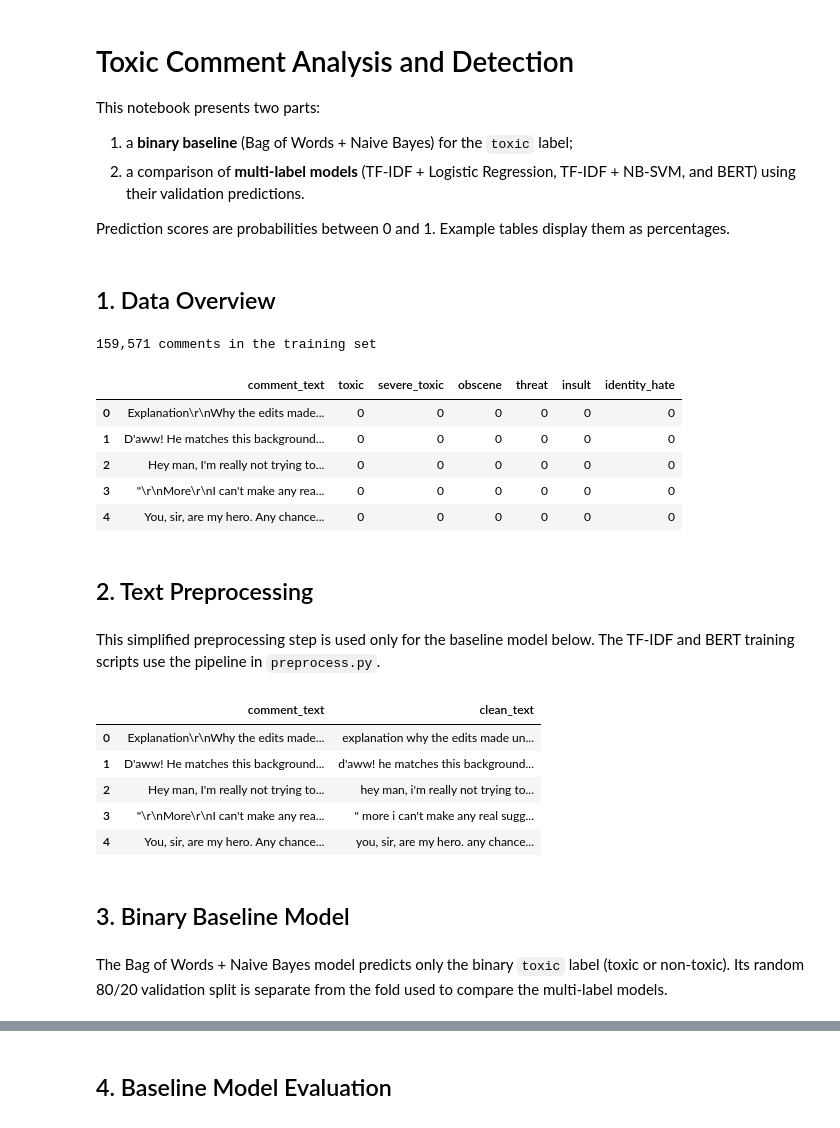
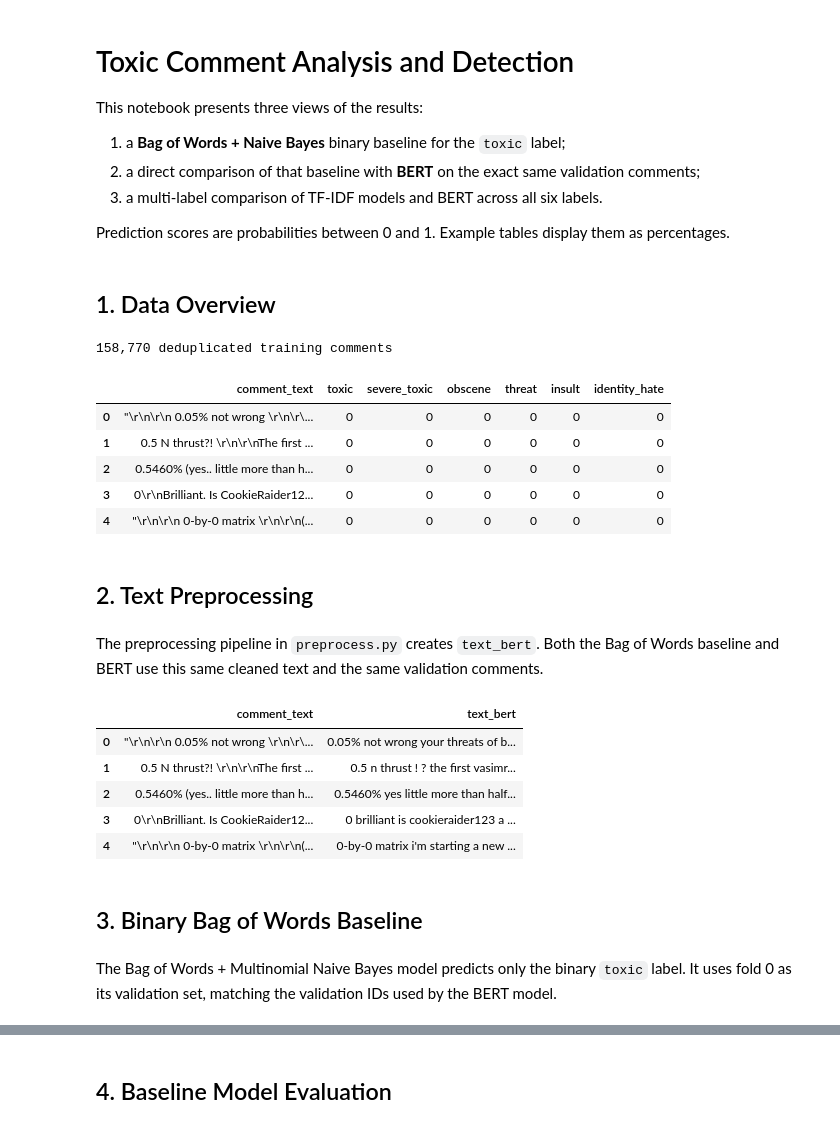
Before and after one commit to Zachr321/Data-Analysis-Project, a Jupyter notebook: Notebook.ipynb, the cells around one changed output, grey strips where cells are left out. Saved outputs shown, nothing was run; the diff lists cells and outputs as text; code cells hidden in the pictures.

```diff
--- a/Notebook.ipynb
+++ b/Notebook.ipynb
@@ -1,9 +1,10 @@
 # %% [markdown]
 # Toxic Comment Analysis and Detection
 
-This notebook presents two parts:
-1. a **binary baseline** (Bag of Words + Naive Bayes) for the `toxic` label;
-2. a comparison of **multi-label models** (TF-IDF + Logistic Regression, TF-IDF + NB-SVM, and BERT) using their validation predictions.
+This notebook presents three views of the results:
+1. a **Bag of Words + Naive Bayes** binary baseline for the `toxic` label;
+2. a direct comparison of that baseline with **BERT** on the exact same validation comments;
+3. a multi-label comparison of TF-IDF models and BERT across all six labels.
 
 Prediction scores are probabilities between 0 and 1. Example tables display them as percentages.
 # %% [markdown]
@@ -15,50 +16,35 @@ import pandas as pd
 LABELS = ["toxic", "severe_toxic", "obscene", "threat", "insult", "identity_hate"]
 pd.set_option("display.max_colwidth", 180)
 
-df_train = pd.read_csv(Path("train.csv") / "train.csv")
-print(f"{len(df_train):,} comments in the training set")
+df_train = pd.read_csv(Path("out") / "train_clean.csv")
+df_folds = pd.read_csv(Path("out") / "folds.csv")
+df_train = df_train.merge(df_folds, on="id", validate="one_to_one")
+print(f"{len(df_train):,} deduplicated training comments")
 display(df_train[["comment_text", *LABELS]].head())
 # %% [output]
-159,571 comments in the training set
+158,770 deduplicated training comments
 |  | comment_text | toxic | severe_toxic | obscene | threat | insult | identity_hate |
-| 0 | Explanation\r\nWhy the edits made... | 0 | 0 | 0 | 0 | 0 | 0 |
-| 1 | D'aww! He matches this background... | 0 | 0 | 0 | 0 | 0 | 0 |
-| 2 | Hey man, I'm really not trying to... | 0 | 0 | 0 | 0 | 0 | 0 |
-| 3 | "\r\nMore\r\nI can't make any rea... | 0 | 0 | 0 | 0 | 0 | 0 |
-| 4 | You, sir, are my hero. Any chance... | 0 | 0 | 0 | 0 | 0 | 0 |
+| 0 | "\r\n\r\n 0.05% not wrong \r\n\r\... | 0 | 0 | 0 | 0 | 0 | 0 |
+| 1 | 0.5 N thrust?! \r\n\r\nThe first ... | 0 | 0 | 0 | 0 | 0 | 0 |
+| 2 | 0.5460% (yes.. little more than h... | 0 | 0 | 0 | 0 | 0 | 0 |
+| 3 | 0\r\nBrilliant. Is CookieRaider12... | 0 | 0 | 0 | 0 | 0 | 0 |
+| 4 | "\r\n\r\n 0-by-0 matrix \r\n\r\n(... | 0 | 0 | 0 | 0 | 0 | 0 |
 # %% [markdown]
 ## 2. Text Preprocessing
 # %% [markdown]
-This simplified preprocessing step is used only for the baseline model below. The TF-IDF and BERT training scripts use the pipeline in `preprocess.py`.
+The preprocessing pipeline in `preprocess.py` creates `text_bert`. Both the Bag of Words baseline and BERT use this same cleaned text and the same validation comments.
 # %%
-import html
-import re
-
-
-def preprocess_text(text):
-    """Clean a comment while preserving words, negation, and punctuation."""
-    if pd.isna(text):
-        return ""
-
-    text = html.unescape(str(text))
-    text = re.sub(r"https?://\S+|www\.\S+", " URL ", text)
-    text = re.sub(r"\b[\w.+-]+@[\w.-]+\.[A-Za-z]{2,}\b", " EMAIL ", text)
-    text = re.sub(r"\b(?:\d{1,3}\.){3}\d{1,3}\b", " IPADDRESS ", text)
-    return re.sub(r"\s+", " ", text).strip().lower()
-
-
-# Simplified preprocessing for the notebook baseline model.
-df_train["clean_text"] = df_train["comment_text"].apply(preprocess_text)
-display(df_train[["comment_text", "clean_text"]].head())
+df_train["text_bert"] = df_train["text_bert"].fillna("")
+display(df_train[["comment_text", "text_bert"]].head())
 # %% [output]
-|  | comment_text | clean_text |
-| 0 | Explanation\r\nWhy the edits made... | explanation why the edits made un... |
-| 1 | D'aww! He matches this background... | d'aww! he matches this background... |
-| 2 | Hey man, I'm really not trying to... | hey man, i'm really not trying to... |
-| 3 | "\r\nMore\r\nI can't make any rea... | " more i can't make any real sugg... |
-| 4 | You, sir, are my hero. Any chance... | you, sir, are my hero. any chance... |
+|  | comment_text | text_bert |
+| 0 | "\r\n\r\n 0.05% not wrong \r\n\r\... | 0.05% not wrong your threats of b... |
+| 1 | 0.5 N thrust?! \r\n\r\nThe first ... | 0.5 n thrust ! ? the first vasimr... |
+| 2 | 0.5460% (yes.. little more than h... | 0.5460% yes little more than half... |
+| 3 | 0\r\nBrilliant. Is CookieRaider12... | 0 brilliant is cookieraider123 a ... |
+| 4 | "\r\n\r\n 0-by-0 matrix \r\n\r\n(... | 0-by-0 matrix i'm starting a new ... |
 # %% [markdown]
-## 3. Binary Baseline Model
+## 3. Binary Bag of Words Baseline
 # %% [markdown]
-The Bag of Words + Naive Bayes model predicts only the binary `toxic` label (toxic or non-toxic). Its random 80/20 validation split is separate from the fold used to compare the multi-label models.
+The Bag of Words + Multinomial Naive Bayes model predicts only the binary `toxic` label. It uses fold 0 as its validation set, matching the validation IDs used by the BERT model.
 # %%
```
Also changed, not shown: parts of 11 cells of this notebook.
